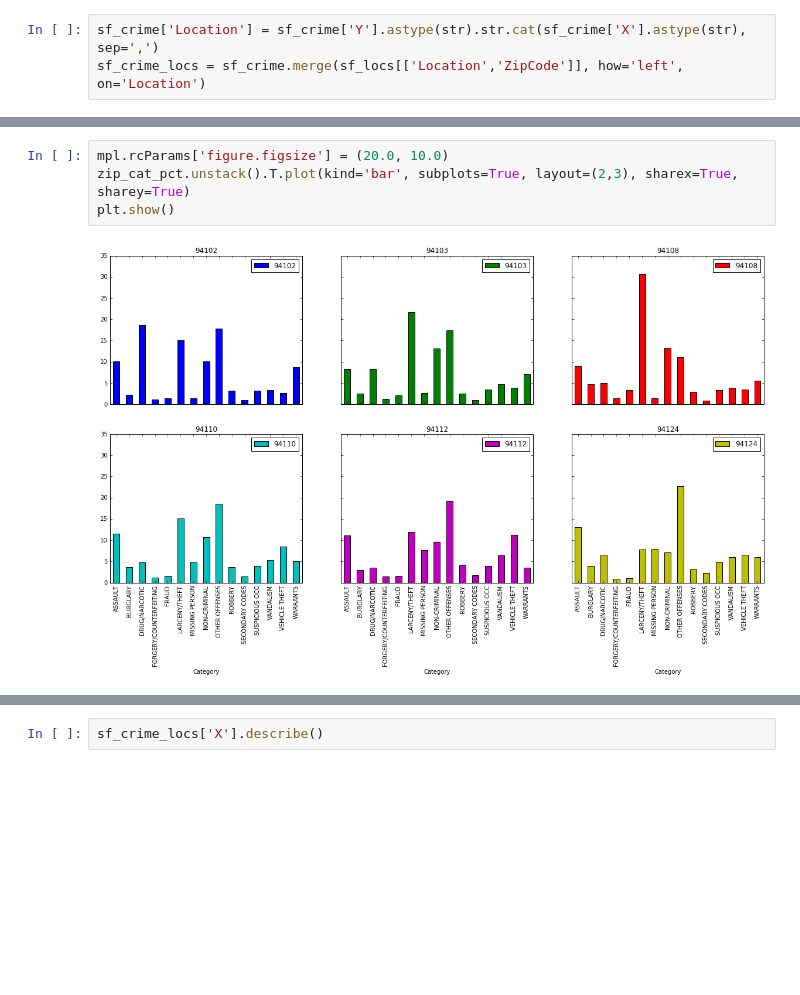
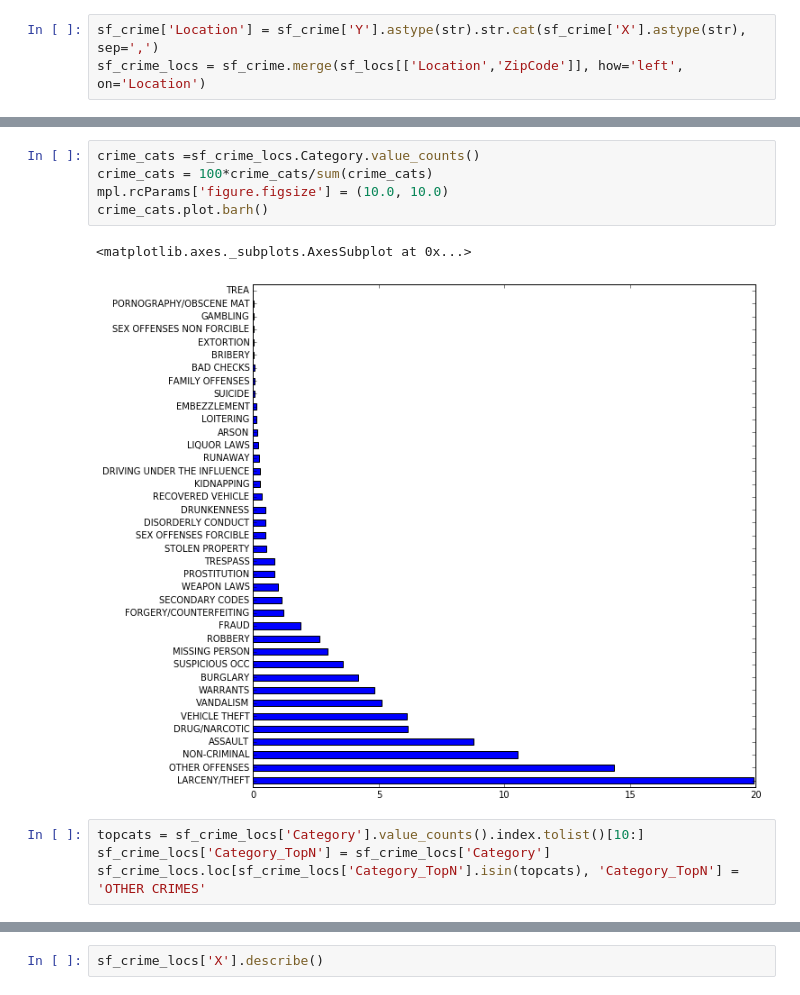
Before and after one commit to akankshasingh7/cmpe297-mlproject, a Jupyter notebook: explore_analyze.ipynb, the cells around one changed output, grey strips where cells are left out. Cells and saved outputs as stored; diff of their text form; blank space fills up the shorter version.

Commit message:
added plots

```diff
--- a/explore_analyze.ipynb
+++ b/explore_analyze.ipynb
@@ -52,6 +14,12 @@ zip_cat_pct.unstack().T.head(2)
-# %%
-mpl.rcParams['figure.figsize'] = (20.0, 10.0)
-zip_cat_pct.unstack().T.plot(kind='bar', subplots=True, layout=(2,3), sharex=True, sharey=True)
-plt.show()
-# %% [output]
-[figure, removed]
+# %%
+crime_cats =sf_crime_locs.Category.value_counts()
+crime_cats = 100*crime_cats/sum(crime_cats)
+mpl.rcParams['figure.figsize'] = (10.0, 10.0)
+crime_cats.plot.barh()
+# %% [output]
+<matplotlib.axes._subplots.AxesSubplot at 0x...>
+[figure, added]
+# %%
+topcats = sf_crime_locs['Category'].value_counts().index.tolist()[10:]
+sf_crime_locs['Category_TopN'] = sf_crime_locs['Category']
+sf_crime_locs.loc[sf_crime_locs['Category_TopN'].isin(topcats), 'Category_TopN'] = 'OTHER CRIMES'
```
Also changed, not shown: parts of 12 cells of this notebook.
